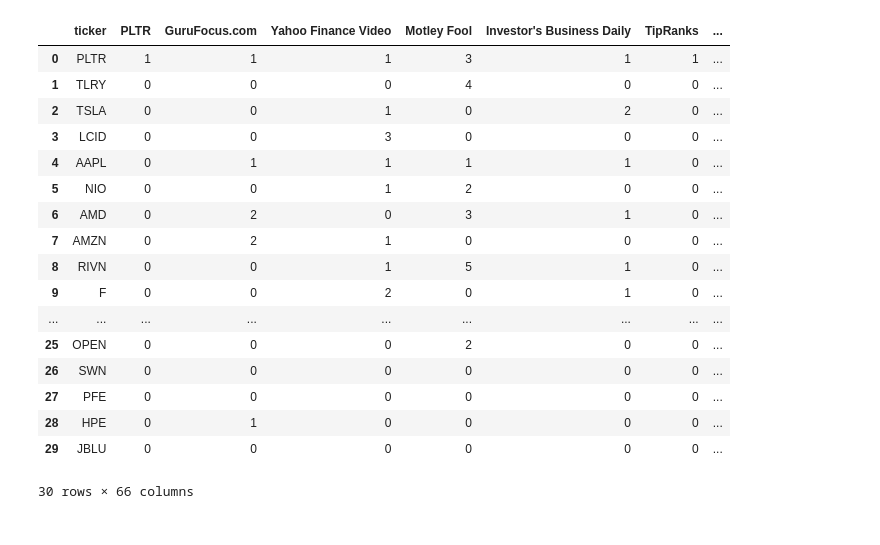
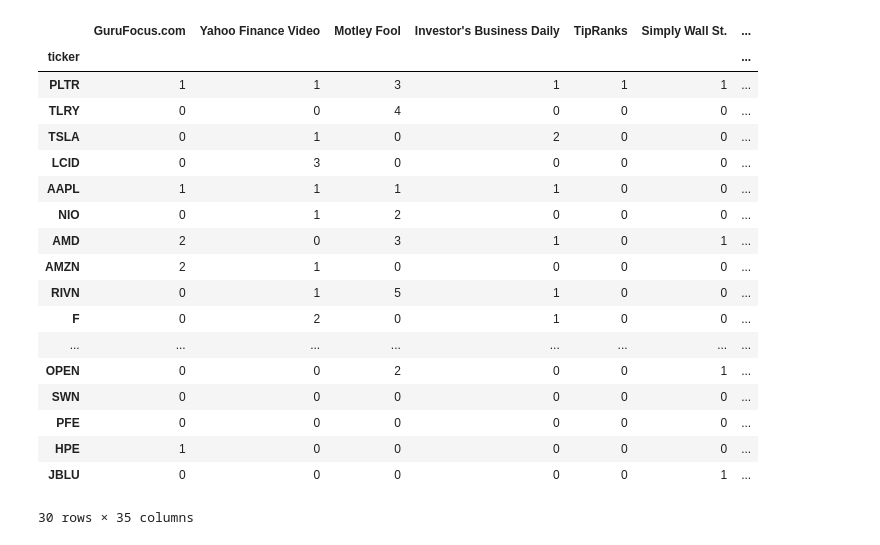
Before and after one commit to ReiannaLiu/project_1, a Jupyter notebook: reianna_analysis/publisher_stock_analyze.ipynb, the cells around one changed output. Cells and saved outputs as stored; diff of their text form; code cells hidden in the pictures.

```diff
--- a/reianna_analysis/publisher_stock_analyze.ipynb
+++ b/reianna_analysis/publisher_stock_analyze.ipynb
@@ -5,7 +5,7 @@ import matplotlib.pyplot as plt
 import yfinance as yf
 import seaborn as sns
 # %%
-news_df = pd.read_csv('Resources/ticker_news.csv')
+news_df = pd.read_csv('Resources/ticker_news.csv').set_index('ticker')
 
 news_df
 # %% [output]
@@ -31,33 +40,36 @@ categories = pd.unique(news_df.values.flatten())
 # %%
 # Create a new DataFrame to store the publisher counts
 publisher_counts = pd.DataFrame(columns=['ticker'] + list(categories))
 
 # Loop through each ticker and count the publishers
 for i, row in news_df.iterrows():
-    ticker = row['ticker']
+    ticker = i
     counts = row.value_counts()
     publisher_counts.loc[i] = [ticker] + [counts.get(publisher, 0) for publisher in categories]
 
+publisher_counts.set_index('ticker', inplace=True)
+
 publisher_counts
 # %% [output]
-|  | ticker | PLTR | GuruFocus.com | Yahoo Finance Video | Motley Fool | Investor's Business Daily | TipRanks | ... |
-| 0 | PLTR | 1 | 1 | 1 | 3 | 1 | 1 | ... |
-| 1 | TLRY | 0 | 0 | 0 | 4 | 0 | 0 | ... |
-| 2 | TSLA | 0 | 0 | 1 | 0 | 2 | 0 | ... |
-| 3 | LCID | 0 | 0 | 3 | 0 | 0 | 0 | ... |
-| 4 | AAPL | 0 | 1 | 1 | 1 | 1 | 0 | ... |
-| 5 | NIO | 0 | 0 | 1 | 2 | 0 | 0 | ... |
-| 6 | AMD | 0 | 2 | 0 | 3 | 1 | 0 | ... |
-| 7 | AMZN | 0 | 2 | 1 | 0 | 0 | 0 | ... |
-| 8 | RIVN | 0 | 0 | 1 | 5 | 1 | 0 | ... |
-| 9 | F | 0 | 0 | 2 | 0 | 1 | 0 | ... |
-| ... | ... | ... | ... | ... | ... | ... | ... | ... |
-| 25 | OPEN | 0 | 0 | 0 | 2 | 0 | 0 | ... |
-| 26 | SWN | 0 | 0 | 0 | 0 | 0 | 0 | ... |
-| 27 | PFE | 0 | 0 | 0 | 0 | 0 | 0 | ... |
-| 28 | HPE | 0 | 1 | 0 | 0 | 0 | 0 | ... |
-| 29 | JBLU | 0 | 0 | 0 | 0 | 0 | 0 | ... |
+|  | GuruFocus.com | Yahoo Finance Video | Motley Fool | Investor's Business Daily | TipRanks | Simply Wall St. | ... |
+| ticker |  |  |  |  |  |  | ... |
+| PLTR | 1 | 1 | 3 | 1 | 1 | 1 | ... |
+| TLRY | 0 | 0 | 4 | 0 | 0 | 0 | ... |
+| TSLA | 0 | 1 | 0 | 2 | 0 | 0 | ... |
+| LCID | 0 | 3 | 0 | 0 | 0 | 0 | ... |
+| AAPL | 1 | 1 | 1 | 1 | 0 | 0 | ... |
+| NIO | 0 | 1 | 2 | 0 | 0 | 0 | ... |
+| AMD | 2 | 0 | 3 | 1 | 0 | 1 | ... |
+| AMZN | 2 | 1 | 0 | 0 | 0 | 0 | ... |
+| RIVN | 0 | 1 | 5 | 1 | 0 | 0 | ... |
+| F | 0 | 2 | 0 | 1 | 0 | 0 | ... |
+| ... | ... | ... | ... | ... | ... | ... | ... |
+| OPEN | 0 | 0 | 2 | 0 | 0 | 1 | ... |
+| SWN | 0 | 0 | 0 | 0 | 0 | 0 | ... |
+| PFE | 0 | 0 | 0 | 0 | 0 | 0 | ... |
+| HPE | 1 | 0 | 0 | 0 | 0 | 0 | ... |
+| JBLU | 0 | 0 | 0 | 0 | 0 | 1 | ... |
-30 rows × 66 columns
+30 rows × 35 columns
 # %%
 # Set the ticker column as the index for better plotting
 publisher_counts.set_index('ticker', inplace=True)
```
Also changed, not shown: parts of 7 cells of this notebook, 6 other files.
